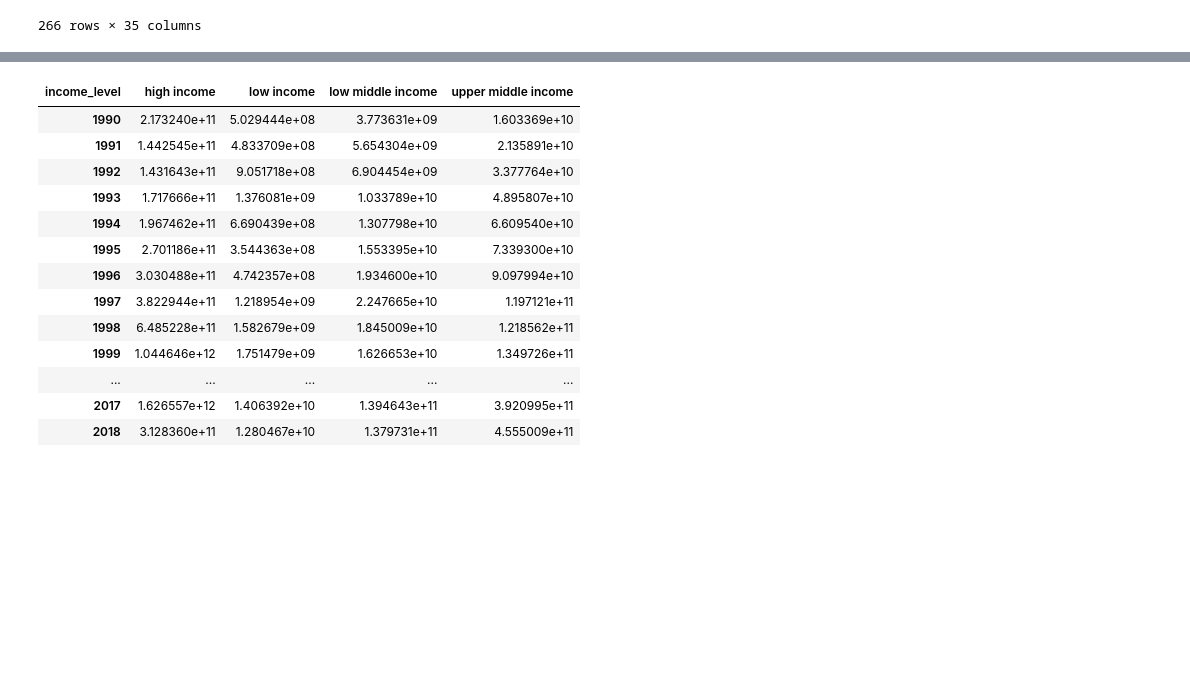
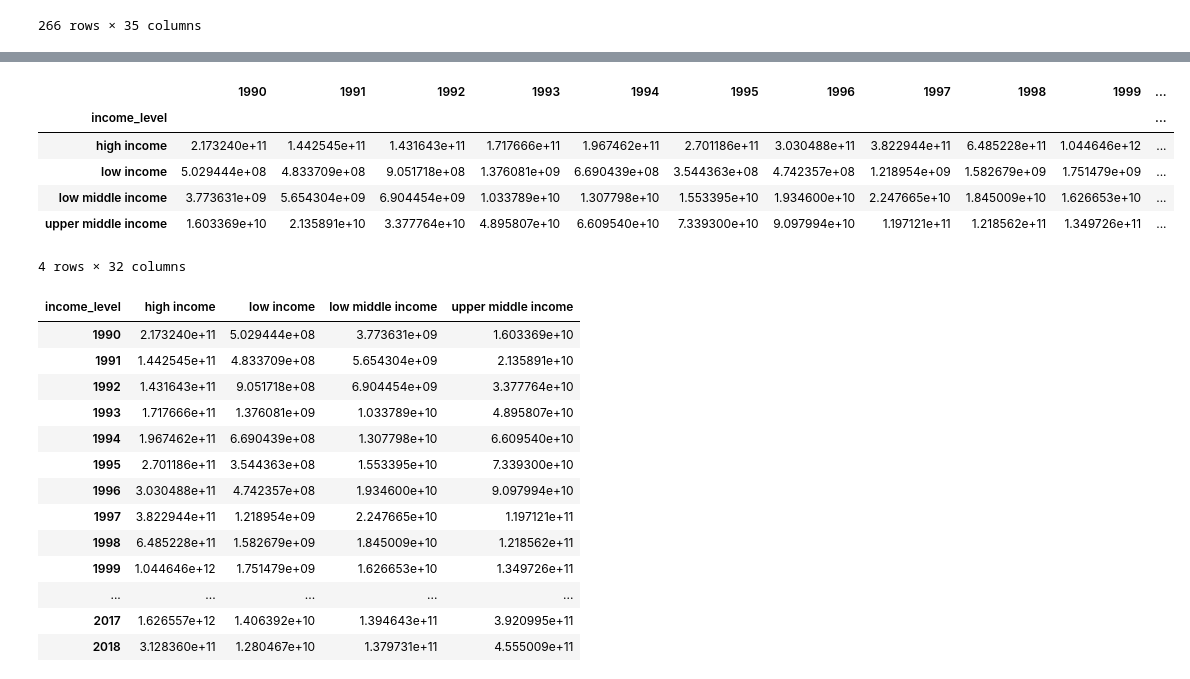
Before and after one commit to kellywaldro/remittances, a Jupyter notebook: merging.ipynb, the cells around one changed output, grey strips where cells are left out. Cells and saved outputs as stored; diff of their text form; code cells hidden in the pictures; blank space fills up the shorter version.

```diff
--- a/merging.ipynb
+++ b/merging.ipynb
@@ -119,3 +163,17 @@ grouped_df = merged_df.groupby('income_level').sum()
+# %%
+# remove last column
+
+grouped_df = grouped_df.iloc[:, :-1]
+# %%
+grouped_df
+# %% [output]
+|  | 1990 | 1991 | 1992 | 1993 | 1994 | 1995 | 1996 | 1997 | 1998 | 1999 | ... |
+| income_level |  |  |  |  |  |  |  |  |  |  | ... |
+| high income | 2.173240e+11 | 1.442545e+11 | 1.431643e+11 | 1.717666e+11 | 1.967462e+11 | 2.701186e+11 | 3.030488e+11 | 3.822944e+11 | 6.485228e+11 | 1.044646e+12 | ... |
+| low income | 5.029444e+08 | 4.833709e+08 | 9.051718e+08 | 1.376081e+09 | 6.690439e+08 | 3.544363e+08 | 4.742357e+08 | 1.218954e+09 | 1.582679e+09 | 1.751479e+09 | ... |
+| low middle income | 3.773631e+09 | 5.654304e+09 | 6.904454e+09 | 1.033789e+10 | 1.307798e+10 | 1.553395e+10 | 1.934600e+10 | 2.247665e+10 | 1.845009e+10 | 1.626653e+10 | ... |
+| upper middle income | 1.603369e+10 | 2.135891e+10 | 3.377764e+10 | 4.895807e+10 | 6.609540e+10 | 7.339300e+10 | 9.097994e+10 | 1.197121e+11 | 1.218562e+11 | 1.349726e+11 | ... |
+4 rows × 32 columns
 # %%
 grouped_df = grouped_df.transpose()
 # %%
```
Also changed, not shown: parts of 32 cells of this notebook, 6 other files.
